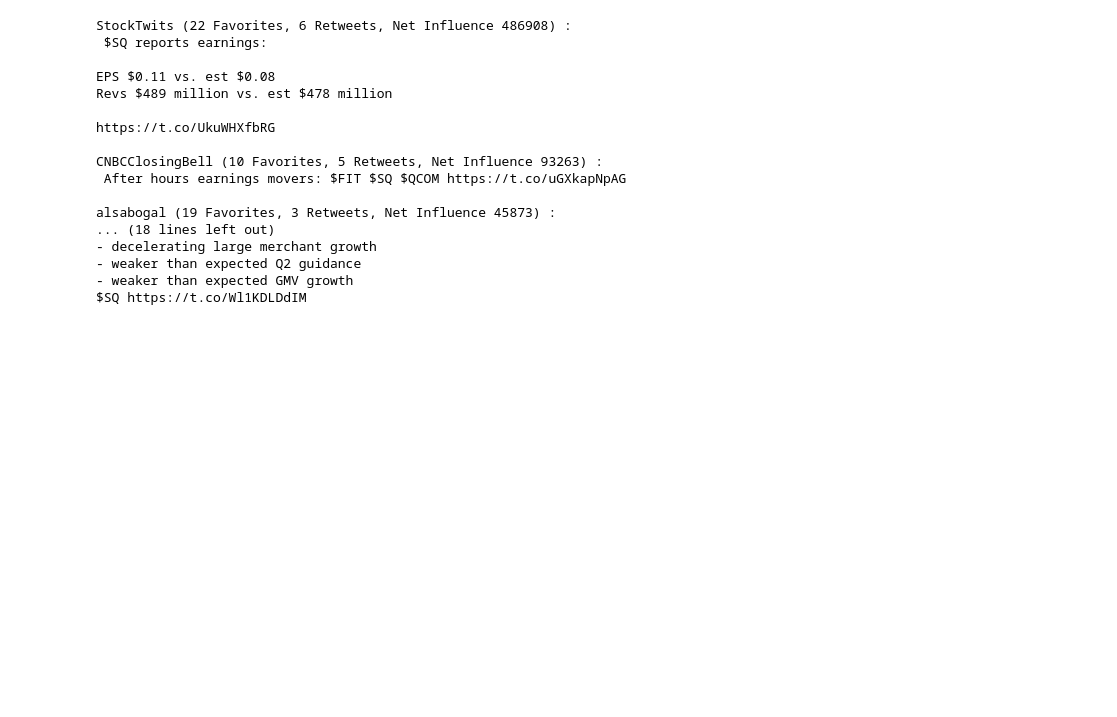
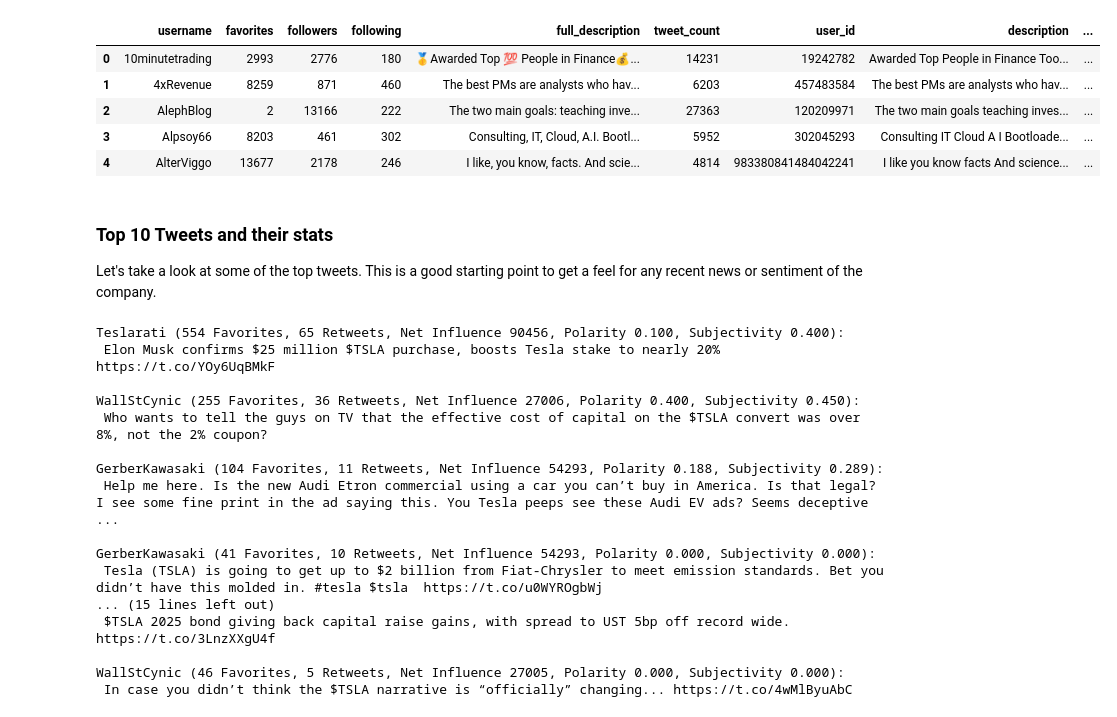
Before and after one commit to LAdaKid/TwtrConvo, a Jupyter notebook: README.ipynb, the cells around one changed output. Saved outputs shown, nothing was run; the diff lists cells and outputs as text; code cells hidden in the pictures; blank space fills up the shorter version.

```diff
--- a/README.ipynb
+++ b/README.ipynb
@@ -74,26 +85,41 @@ print(tweet_df.head())
+# %%
+# Now let's take a look at what fields are contained within the user_df
+user_df.head()
+# %% [output]
+|  | username | favorites | followers | following | full_description | tweet_count | user_id | description | ... |
+| 0 | 10minutetrading | 2993 | 2776 | 180 | 🥇Awarded Top 💯 People in Finance💰... | 14231 | 19242782 | Awarded Top People in Finance Too... | ... |
+| 1 | 4xRevenue | 8259 | 871 | 460 | The best PMs are analysts who hav... | 6203 | 457483584 | The best PMs are analysts who hav... | ... |
+| 2 | AlephBlog | 2 | 13166 | 222 | The two main goals: teaching inve... | 27363 | 120209971 | The two main goals teaching inves... | ... |
+| 3 | Alpsoy66 | 8203 | 461 | 302 | Consulting, IT, Cloud, A.I. Bootl... | 5952 | 302045293 | Consulting IT Cloud A I Bootloade... | ... |
+| 4 | AlterViggo | 13677 | 2178 | 246 | I like, you know, facts. And scie... | 4814 | 983380841484042241 | I like you know facts And science... | ... |
+# %% [markdown]
+### Top 10 Tweets and their stats
+
+Let's take a look at some of the top tweets.  This is a good starting point to get a feel for any recent news or sentiment of the company.
 # %%
-for i in range(5):
+for i in range(10):
     tweet = tweet_df.iloc[i]
     print(
         tweet['username'],
-        '({} Favorites, {} Retweets, Net Influence {}) : \n'.format(
-            tweet['favorites'], tweet['retweets'], tweet['net_influence']),
+        '({} Favorites, {} Retweets, Net Influence {}, Polarity {:.3f}, Subjectivity {:.3f}): \n'.format(
+            tweet['favorites'], tweet['retweets'], tweet['net_influence'], tweet['polarity'],
+            tweet['subjectivity']),
         tweet['tweet'], '\n')
 # %% [output]
-StockTwits (22 Favorites, 6 Retweets, Net Influence 486908) :
- $SQ reports earnings:
+Teslarati (554 Favorites, 65 Retweets, Net Influence 90456, Polarity 0.100, Subjectivity 0.400):
+ Elon Musk confirms $25 million $TSLA purchase, boosts Tesla stake to nearly 20%
+https://t.co/YOy6UqBMkF
 
-EPS $0.11 vs. est $0.08
-Revs $489 million vs. est $478 million
+WallStCynic (255 Favorites, 36 Retweets, Net Influence 27006, Polarity 0.400, Subjectivity 0.450):
+ Who wants to tell the guys on TV that the effective cost of capital on the $TSLA convert was over 8%, not the 2% coupon?
 
-https://t.co/UkuWHXfbRG
+GerberKawasaki (104 Favorites, 11 Retweets, Net Influence 54293, Polarity 0.188, Subjectivity 0.289):
+ Help me here. Is the new Audi Etron commercial using a car you can’t buy in America. Is that legal? I see some fine print in the ad saying this. You Tesla peeps see these Audi EV ads? Seems deceptive ...
 
-CNBCClosingBell (10 Favorites, 5 Retweets, Net Influence 93263) :
- After hours earnings movers: $FIT $SQ $QCOM https://t.co/uGXkapNpAG
+GerberKawasaki (41 Favorites, 10 Retweets, Net Influence 54293, Polarity 0.000, Subjectivity 0.000):
+ Tesla (TSLA) is going to get up to $2 billion from Fiat-Chrysler to meet emission standards. Bet you didn’t have this molded in. #tesla $tsla  https://t.co/u0WYROgbWj
+... (15 lines left out)
+ $TSLA 2025 bond giving back capital raise gains, with spread to UST 5bp off record wide. https://t.co/3LnzXXgU4f
 
-alsabogal (19 Favorites, 3 Retweets, Net Influence 45873) :
-... (18 lines left out)
-- decelerating large merchant growth
-- weaker than expected Q2 guidance
-- weaker than expected GMV growth
-$SQ https://t.co/Wl1KDLDdIM
+WallStCynic (46 Favorites, 5 Retweets, Net Influence 27005, Polarity 0.000, Subjectivity 0.000):
+ In case you didn’t think the $TSLA narrative is “officially” changing... https://t.co/4wMlByuAbC
```
Also changed, not shown: parts of 28 cells of this notebook, 5 other files.
